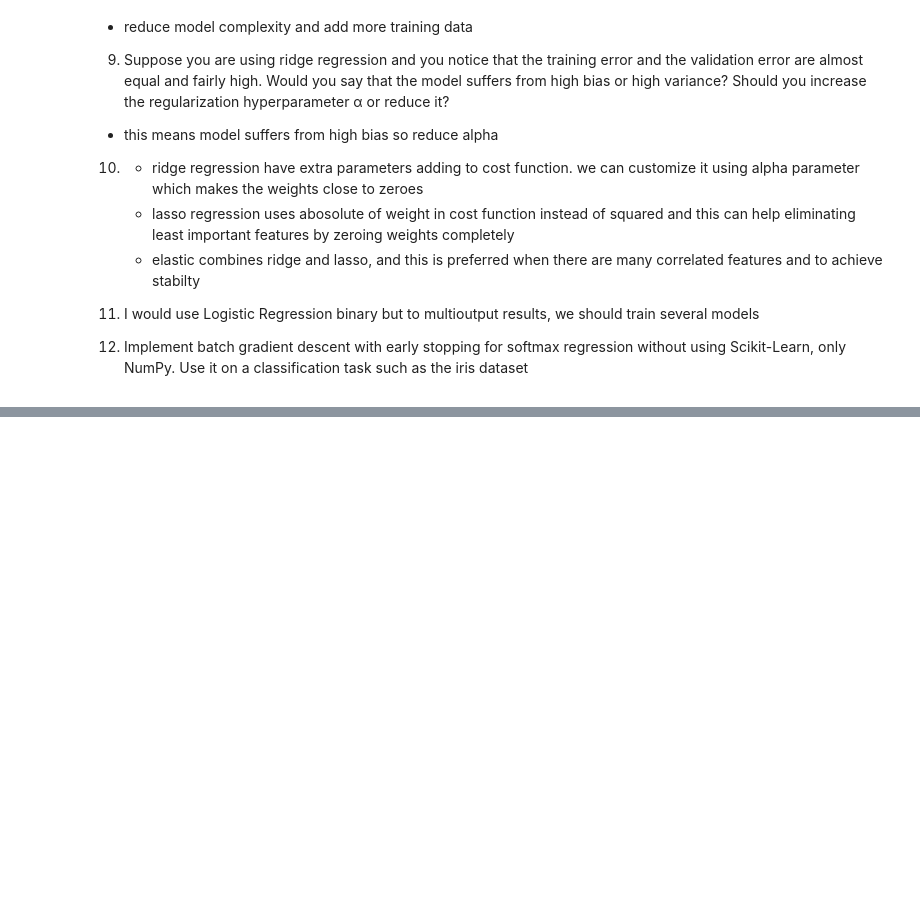
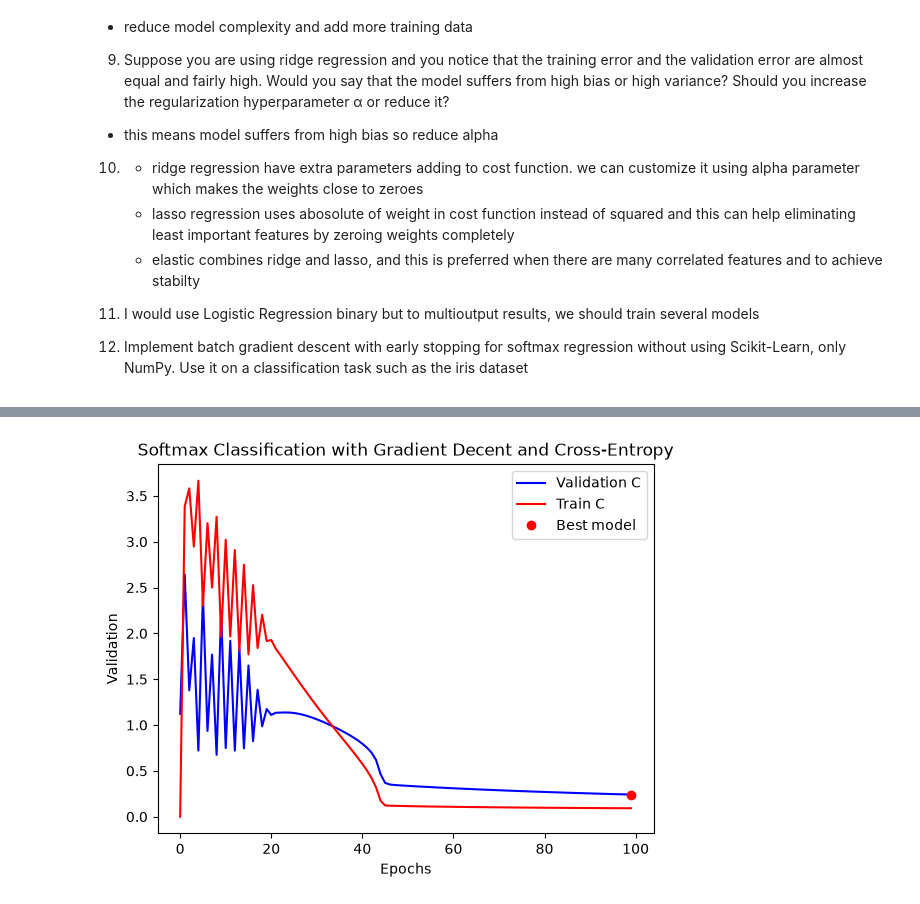
Before and after one commit to yusufjonc07/ML, a Jupyter notebook: experiments/TrainingModels.ipynb, the cells around one changed output, grey strips where cells are left out. Drawn from its saved outputs; the diff is of its cells as text; code cells hidden in the pictures; blank space fills up the shorter version.

Commit message:
ex.12 softmax classification training pipeline with only numpy

```diff
--- a/experiments/TrainingModels.ipynb
+++ b/experiments/TrainingModels.ipynb
@@ -652,0 +555,3 @@ Epoch 1000, Validation Loss: 15.9705
+# %%
+X_with_bias = np.c_[np.ones(len(X)), X]
+X_with_bias.shape
@@ -652,0 +594,3 @@ Epoch 1000, Validation Loss: 15.9705
+# %%
+def to_one_hot(y):
+    return np.diag(np.ones(y.max() + 1))[y]
@@ -652,0 +600,4 @@ Epoch 1000, Validation Loss: 15.9705
+# %%
+def softmax(logits):
+    exp = np.exp(logits)
+    return exp / np.sum(exp, axis=1, keepdims=True)
@@ -652,0 +607,14 @@ Epoch 1000, Validation Loss: 15.9705
+# %%
+def cross_entropy(y_true, y_prob):
+    """`y_true` is one-hot encoded here \n
+        we have implemented the cross entropy function which sums
+        the products of corresponding `y_true`(i) and log of `y_prob`(i)
+        and finally dividing by the number of samples
+
+    """
+
+    m = y_true.shape[0]
+
+    return -1/m * np.sum(
+        y_true * np.log(y_prob)
+    )
@@ -652,0 +680,13 @@ Epoch 1000, Validation Loss: 15.9705
+# %%
+import matplotlib.pyplot as plt
+
+plt.plot(val_errors, "b-", label="Validation C")
+plt.plot(train_errors, "r-", label="Train C")
+plt.plot(val_errors.index(best_valid_ce), best_valid_ce, "ro", label="Best model")
+plt.xlabel("Epochs")
+plt.ylabel("Validation")
+plt.title("Softmax Classification with Gradient Decent and Cross-Entropy")
+plt.legend()
+plt.show()
+# %% [output]
+[figure, added]
```
Also changed, not shown: parts of 8 cells of this notebook.
